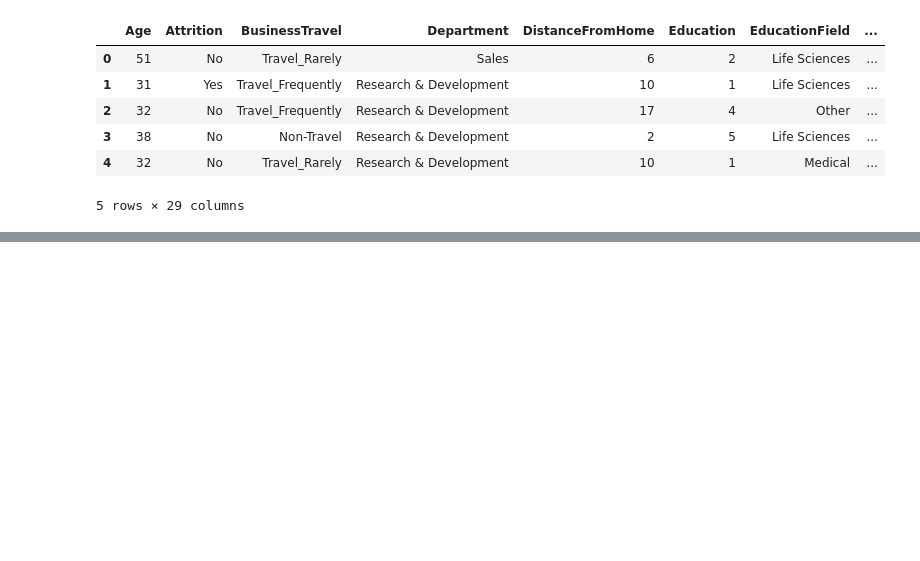
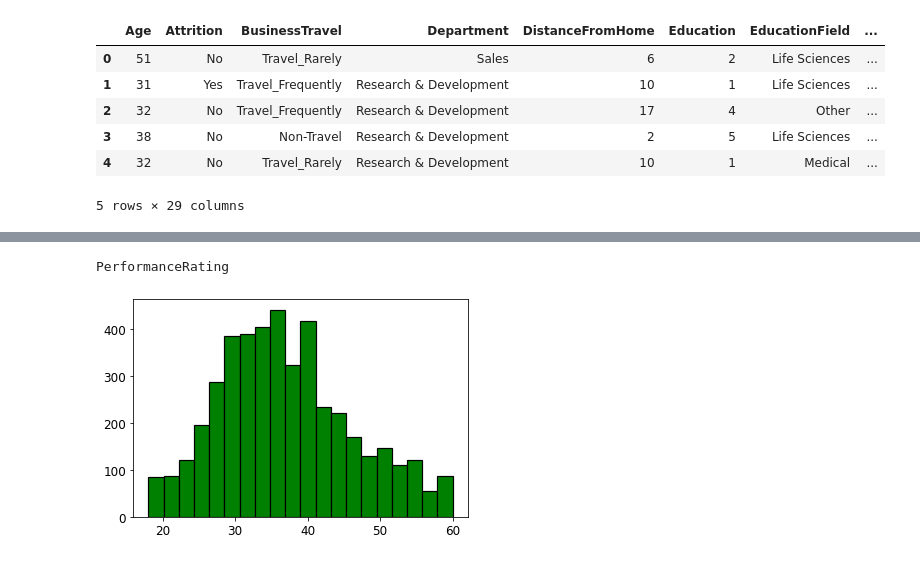
Before and after one commit to KindPixel/Projet-IA, a Jupyter notebook: ProjetIA.ipynb, the cells around one changed output, grey strips where cells are left out. Saved outputs shown, nothing was run; the diff lists cells and outputs as text; code cells hidden in the pictures; blank space fills up the shorter version.

```diff
--- a/ProjetIA.ipynb
+++ b/ProjetIA.ipynb
@@ -68,0 +96,7 @@ pd.DataFrame.head(dataset, 5)
+# %%
+plt.hist(dataset["Age"],color="green", edgecolor='black', linewidth=1.2,bins=20)
+print(col)
+plt.show()
+# %% [output]
+PerformanceRating
+[figure, added]
```
Also changed, not shown: parts of 5 cells of this notebook, 1 other file.
